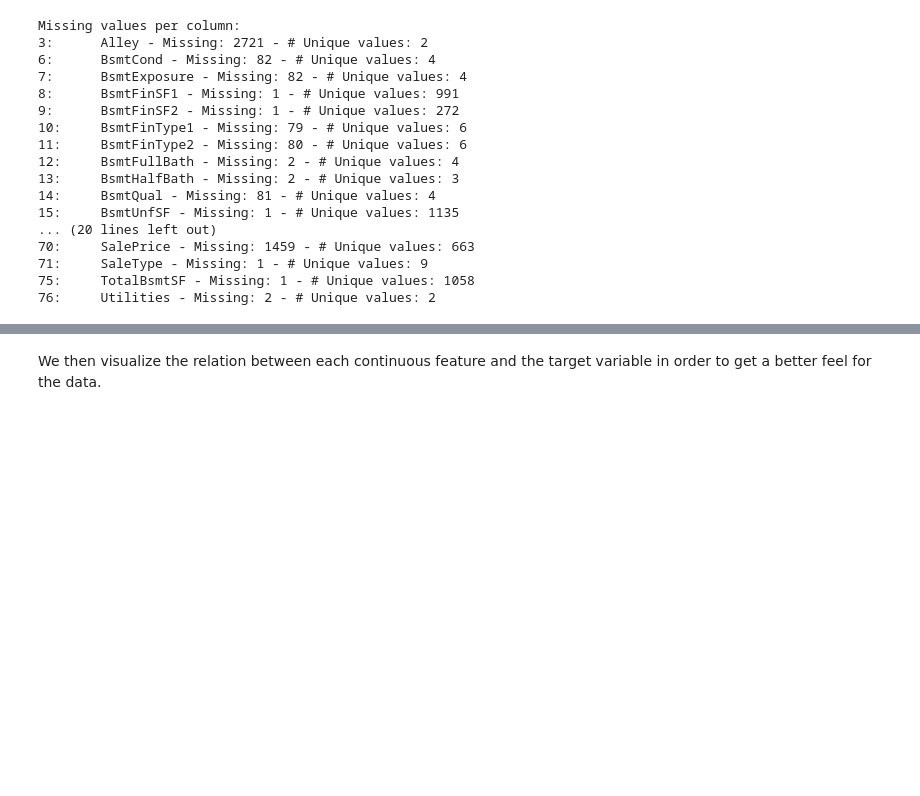
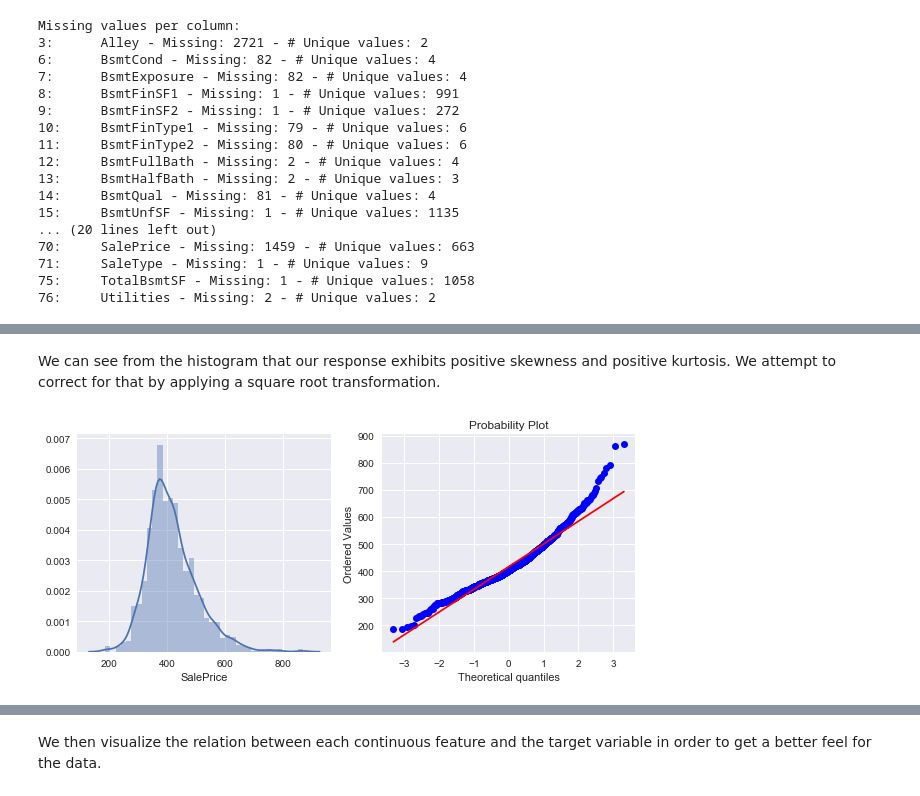
Before and after one commit to MMAesawy/Kaggle-Housing, a Jupyter notebook: analysis.ipynb, the cells around one changed output, grey strips where cells are left out. Drawn from its saved outputs; the diff is of its cells as text; code cells hidden in the pictures; blank space fills up the shorter version.

```diff
--- a/analysis.ipynb
+++ b/analysis.ipynb
@@ -68,0 +71,9 @@ plt.show()
+# %% [markdown]
+We can see from the histogram that our response exhibits positive skewness and positive kurtosis. We attempt to correct for that by applying a square root transformation.
+# %%
+fig, ax = plt.subplots(nrows = 1, ncols = 2, figsize = (10, 4))
+sns.distplot(np.sqrt(df_train['SalePrice']), ax = ax[0])
+stats.probplot(np.sqrt(df_train['SalePrice']), plot = ax[1])
+plt.show()
+# %% [output]
+[figure, added]
```
Also changed, not shown: parts of 26 cells of this notebook.
